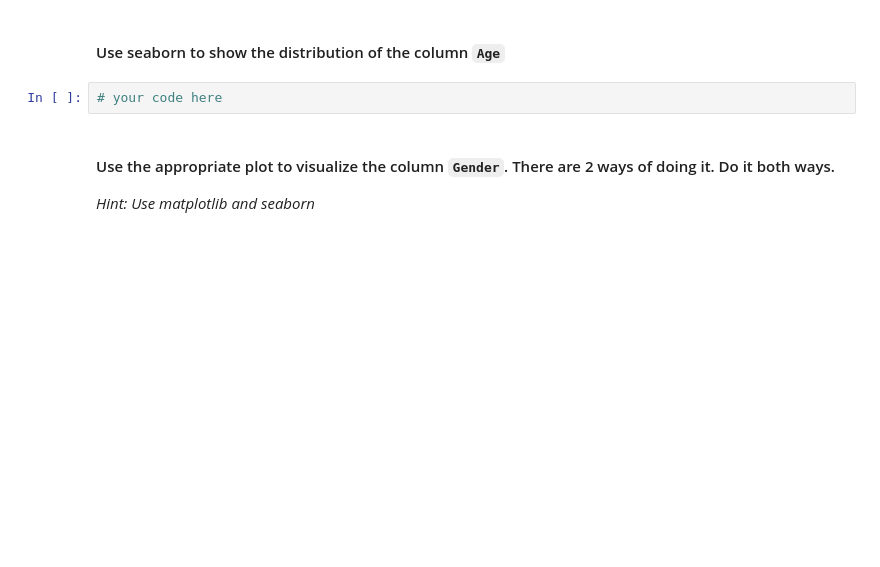
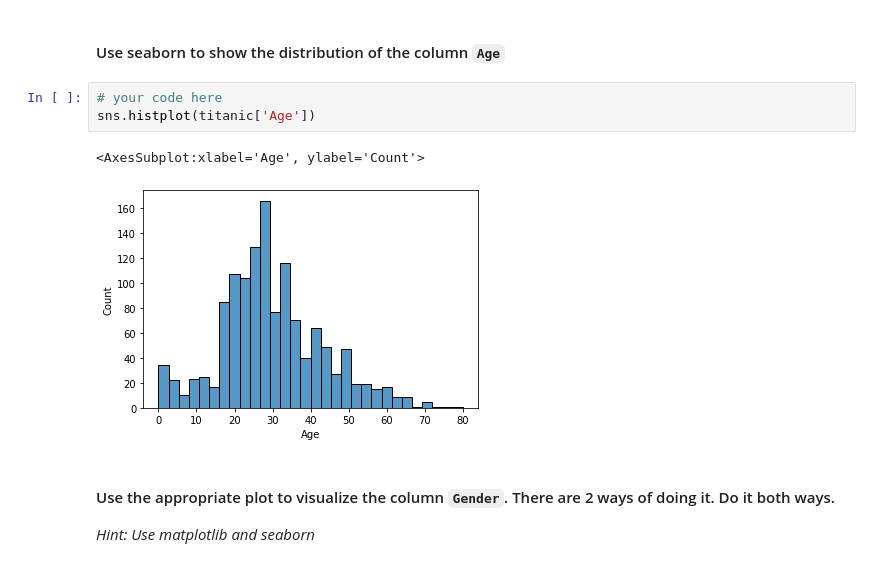
Before and after one commit to ta-data-mexpt/lab-matplotlib-seaborn, a Jupyter notebook: your-code/challenge-3.ipynb, the cells around one changed output. Cells and saved outputs as stored; diff of their text form; blank space fills up the shorter version.

```diff
--- a/your-code/challenge-3.ipynb
+++ b/your-code/challenge-3.ipynb
@@ -46,6 +130,10 @@ titanic.head()
 #### Use seaborn to show the distribution of the column `Age`
 # %%
 # your code here
+sns.histplot(titanic['Age'])
+# %% [output]
+<AxesSubplot:xlabel='Age', ylabel='Count'>
+[figure, added]
 # %% [markdown]
 #### Use the appropriate plot to visualize the column `Gender`. There are 2 ways of doing it. Do it both ways.
 
```
Also changed, not shown: parts of 27 cells of this notebook.
